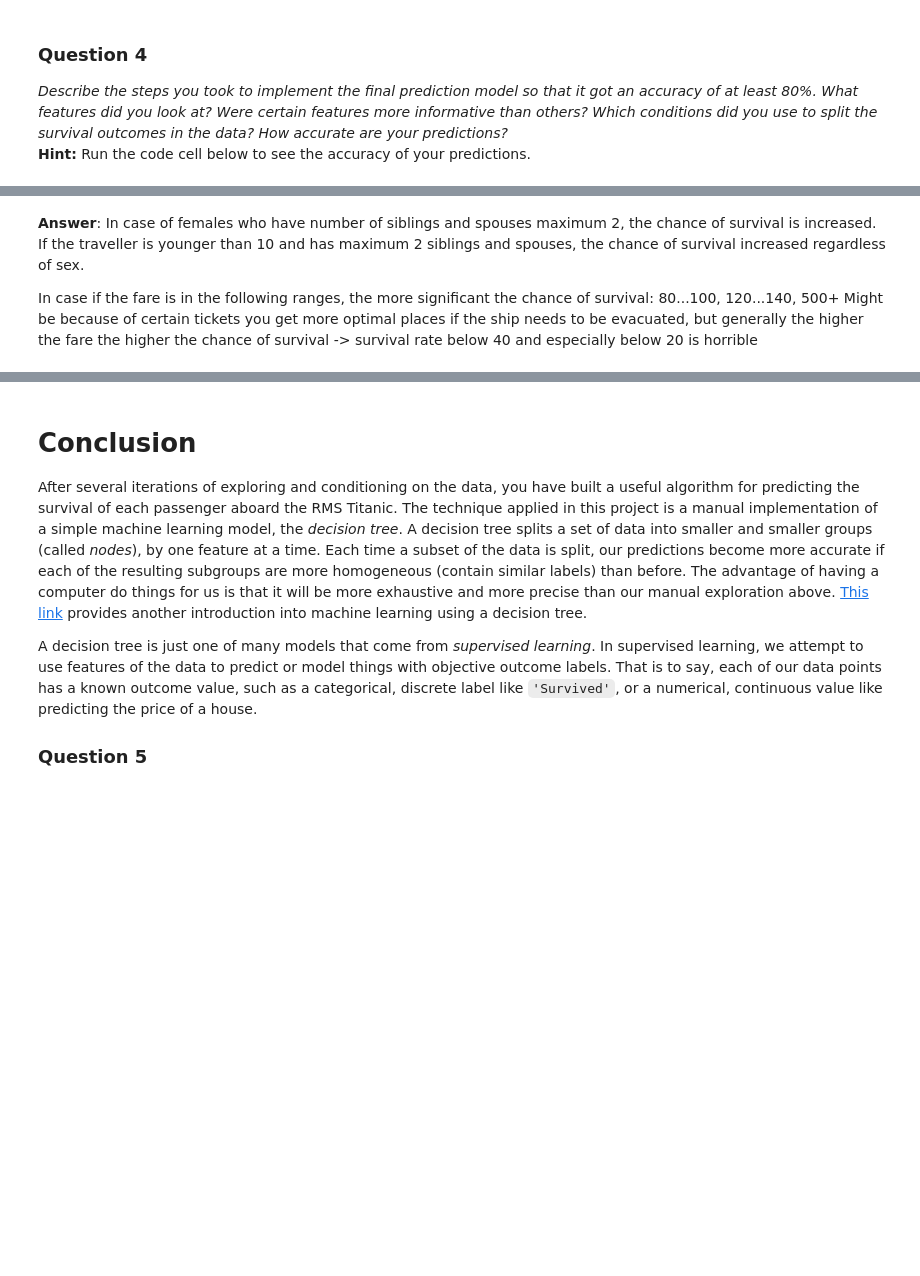
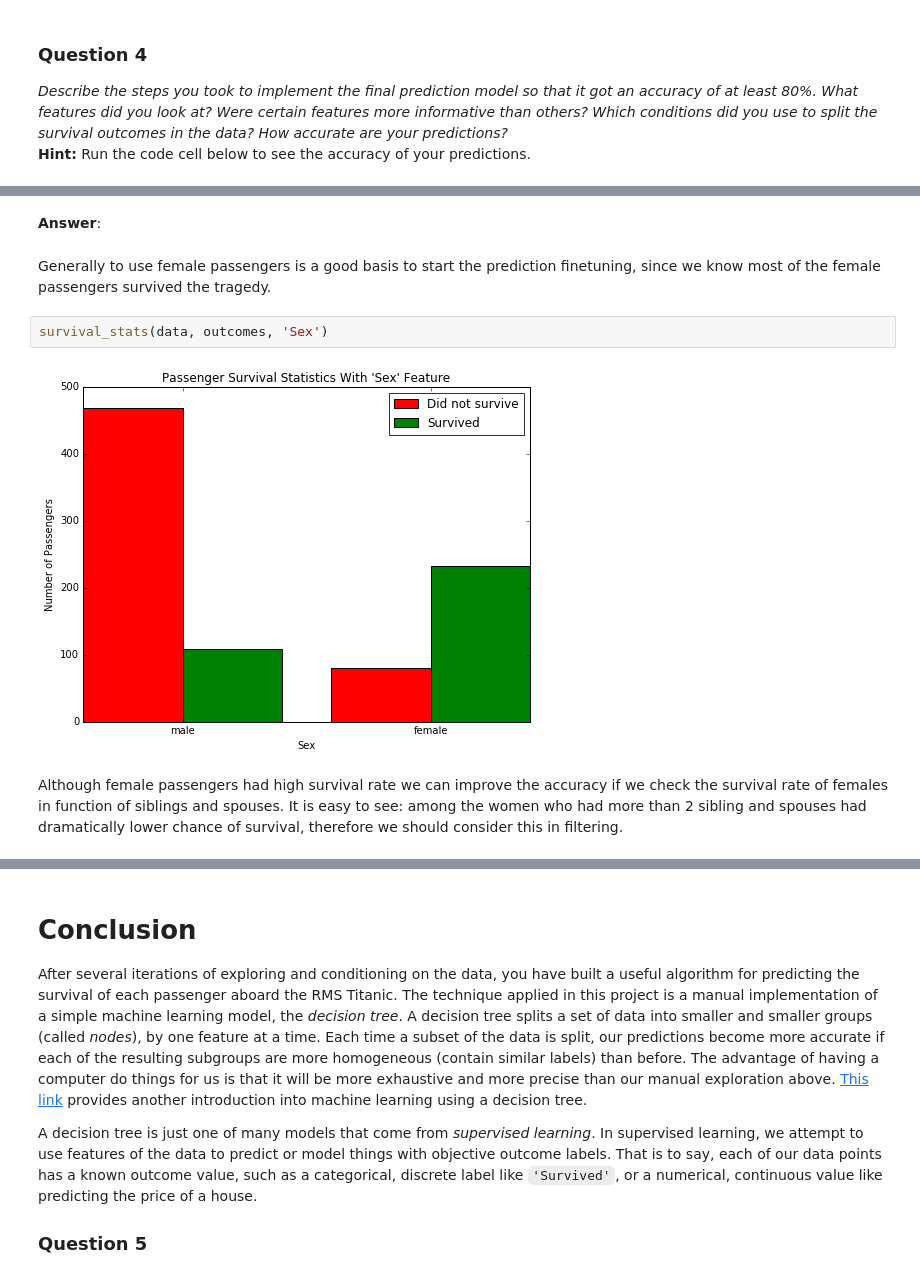
Before and after one commit to viligabi/Machine_learning_titanic, a Jupyter notebook: Titanic_Survival_Exploration.ipynb, the cells around one changed output, grey strips where cells are left out. Drawn from its saved outputs; the diff is of its cells as text; blank space fills up the shorter version.

```diff
--- a/Titanic_Survival_Exploration.ipynb
+++ b/Titanic_Survival_Exploration.ipynb
@@ -270,8 +257,11 @@ Predictions have an accuracy of 81.37%.
-# %% [markdown]
-**Answer**:
-In case of females who have number of siblings and spouses maximum 2, the chance of survival is increased.
-If the traveller is younger than 10 and has maximum 2 siblings and spouses, the chance of survival increased regardless of sex.
-
-In case if the fare is in the following ranges, the more significant the chance of survival:
-80...100, 120...140, 500+
-Might be because of certain tickets you get more optimal places if the ship needs to be evacuated, but generally the higher the fare the higher the chance of survival -> survival rate below 40 and especially below 20 is horrible
+# %% [markdown]
+**Answer**:
+# %% [markdown]
+Generally to use female passengers is a good basis to start the prediction finetuning, since we know most of the female passengers survived the tragedy.
+# %%
+survival_stats(data, outcomes, 'Sex')
+# %% [output]
+[figure, added]
+# %% [markdown]
+Although female passengers had high survival rate we can improve the accuracy if we check the survival rate of females in function of siblings and spouses.
+It is easy to see: among the women who had more than 2 sibling and spouses had dramatically lower chance of survival, therefore we should consider this in filtering.
```
Also changed, not shown: parts of 18 cells of this notebook.
